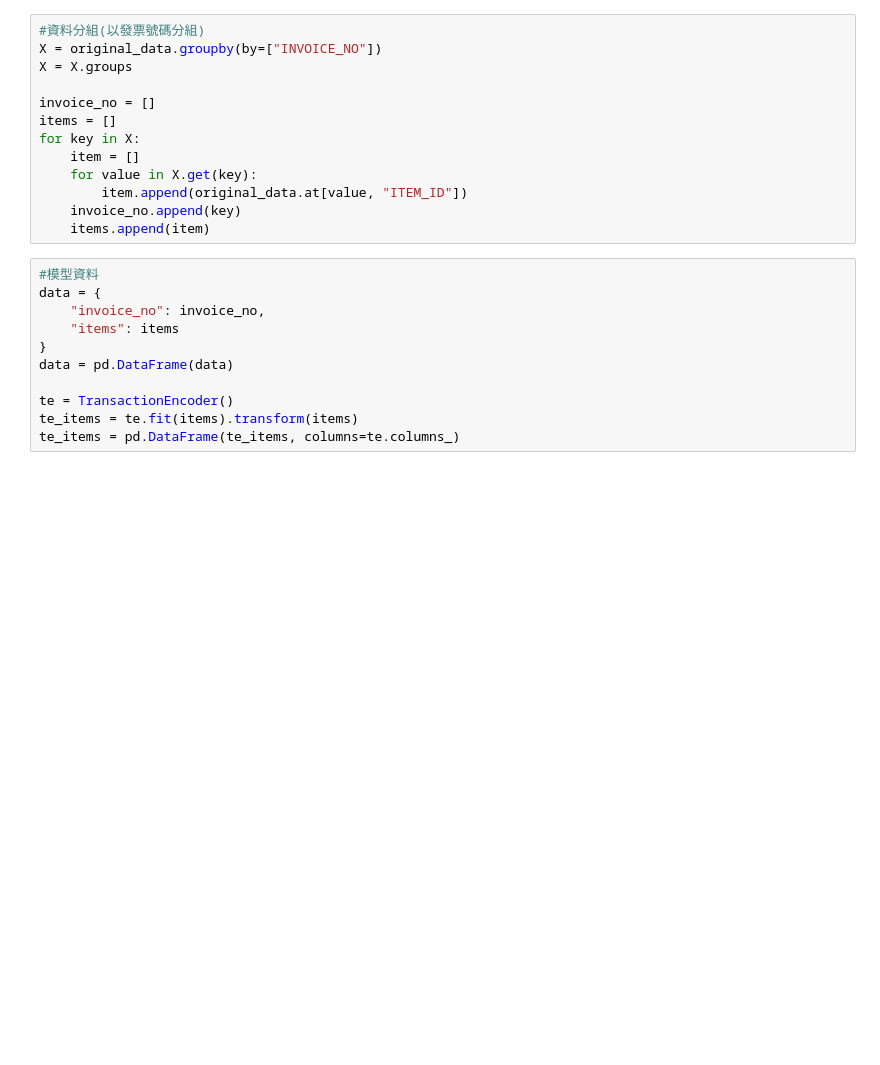
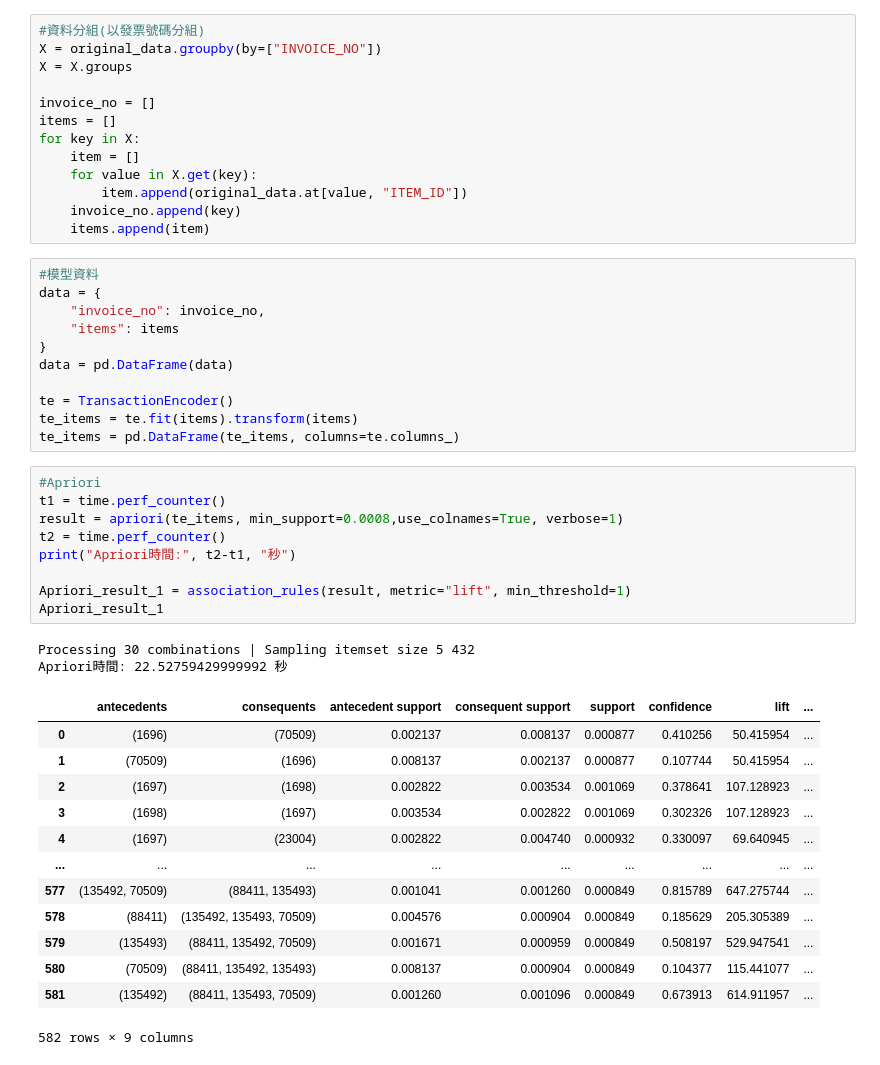
Before and after one commit to RogerLog1115/hw4M11123062, a Jupyter notebook: 交易資料集.ipynb, the cells around one changed output. Drawn from its saved outputs; the diff is of its cells as text; blank space fills up the shorter version.

```diff
--- a/交易資料集.ipynb
+++ b/交易資料集.ipynb
@@ -35,6 +35,31 @@ data = pd.DataFrame(data)
 te = TransactionEncoder()
 te_items = te.fit(items).transform(items)
 te_items = pd.DataFrame(te_items, columns=te.columns_)
+# %%
+#Apriori
+t1 = time.perf_counter()
+result = apriori(te_items, min_support=0.0008,use_colnames=True, verbose=1)
+t2 = time.perf_counter()
+print("Apriori時間:", t2-t1, "秒")
+
+Apriori_result_1 = association_rules(result, metric="lift", min_threshold=1)
+Apriori_result_1
+# %% [output]
+Processing 30 combinations | Sampling itemset size 5 432
+Apriori時間: 22.52759429999992 秒
+|  | antecedents | consequents | antecedent support | consequent support | support | confidence | lift | ... |
+| 0 | (1696) | (70509) | 0.002137 | 0.008137 | 0.000877 | 0.410256 | 50.415954 | ... |
+| 1 | (70509) | (1696) | 0.008137 | 0.002137 | 0.000877 | 0.107744 | 50.415954 | ... |
+| 2 | (1697) | (1698) | 0.002822 | 0.003534 | 0.001069 | 0.378641 | 107.128923 | ... |
+| 3 | (1698) | (1697) | 0.003534 | 0.002822 | 0.001069 | 0.302326 | 107.128923 | ... |
+| 4 | (1697) | (23004) | 0.002822 | 0.004740 | 0.000932 | 0.330097 | 69.640945 | ... |
+| ... | ... | ... | ... | ... | ... | ... | ... | ... |
+| 577 | (135492, 70509) | (88411, 135493) | 0.001041 | 0.001260 | 0.000849 | 0.815789 | 647.275744 | ... |
+| 578 | (88411) | (135492, 135493, 70509) | 0.004576 | 0.000904 | 0.000849 | 0.185629 | 205.305389 | ... |
+| 579 | (135493) | (88411, 135492, 70509) | 0.001671 | 0.000959 | 0.000849 | 0.508197 | 529.947541 | ... |
+| 580 | (70509) | (88411, 135492, 135493) | 0.008137 | 0.000904 | 0.000849 | 0.104377 | 115.441077 | ... |
+| 581 | (135492) | (88411, 135493, 70509) | 0.001260 | 0.001096 | 0.000849 | 0.673913 | 614.911957 | ... |
+582 rows × 9 columns
 # %%
 #Apriori
 t1 = time.perf_counter()
```
Also changed, not shown: parts of 7 cells of this notebook, 2 other files.
